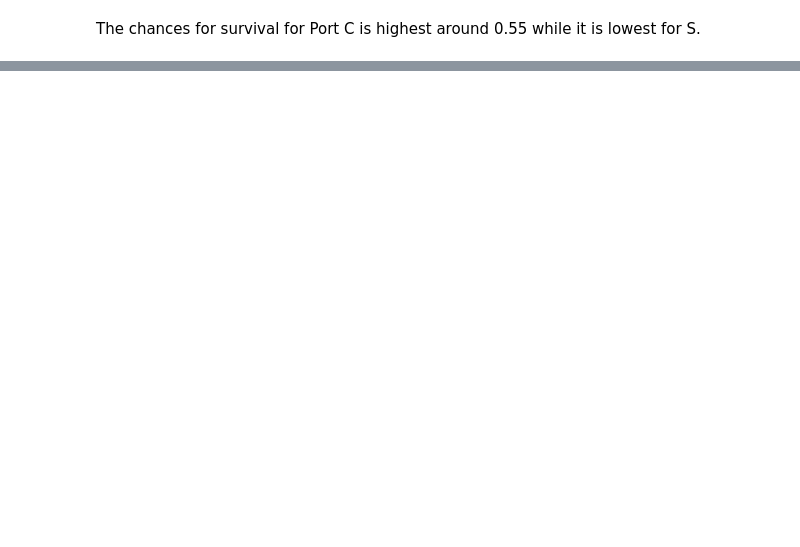
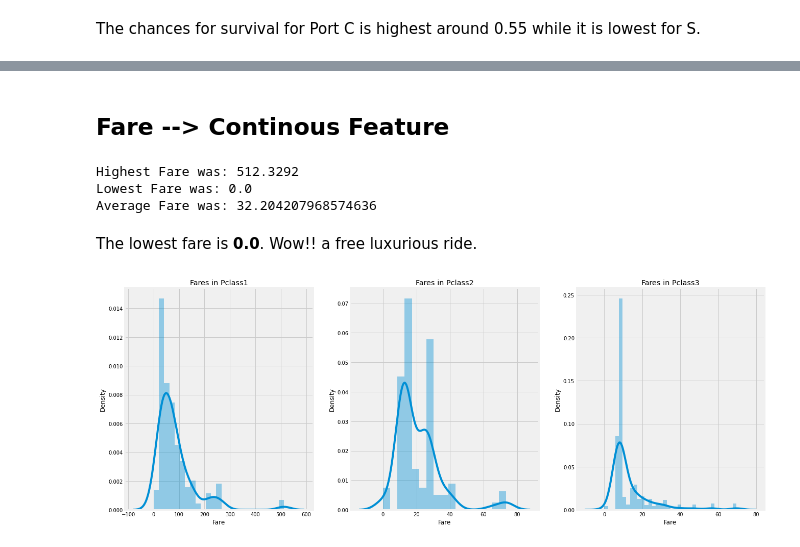
Before and after one commit to RealMyeong/aiffel_kaggle_study, a Jupyter notebook: dietanic-homework.ipynb, the cells around one changed output, grey strips where cells are left out. Drawn from its saved outputs; the diff is of its cells as text; code cells hidden in the pictures; blank space fills up the shorter version.

```diff
--- a/dietanic-homework.ipynb
+++ b/dietanic-homework.ipynb
@@ -321,0 +363,2 @@ The chances for survival for Port C is highest around 0.55 while it is lowest fo
+# %%
+data['Embarked'].fillna('S', inplace=True)
@@ -321,0 +452,23 @@ The chances for survival for Port C is highest around 0.55 while it is lowest fo
+# %% [markdown]
+## Fare --> Continous Feature
+# %%
+print('Highest Fare was:',data['Fare'].max())
+print('Lowest Fare was:',data['Fare'].min())
+print('Average Fare was:',data['Fare'].mean())
+# %% [output]
+Highest Fare was: 512.3292
+Lowest Fare was: 0.0
+Average Fare was: 32.204207968574636
+# %% [markdown]
+The lowest fare is **0.0**. Wow!! a free luxurious ride.
+# %%
+f, ax=plt.subplots(1,3,figsize=(20,8))
+sns.distplot(data[data['Pclass']==1].Fare, ax=ax[0])
+ax[0].set_title('Fares in Pclass1')
+sns.distplot(data[data['Pclass']==2].Fare, ax=ax[1])
+ax[1].set_title('Fares in Pclass2')
+sns.distplot(data[data['Pclass']==3].Fare, ax=ax[2])
+ax[2].set_title('Fares in Pclass3')
+plt.show()
+# %% [output]
+[figure, added]
```
Also changed, not shown: parts of 45 cells of this notebook.
